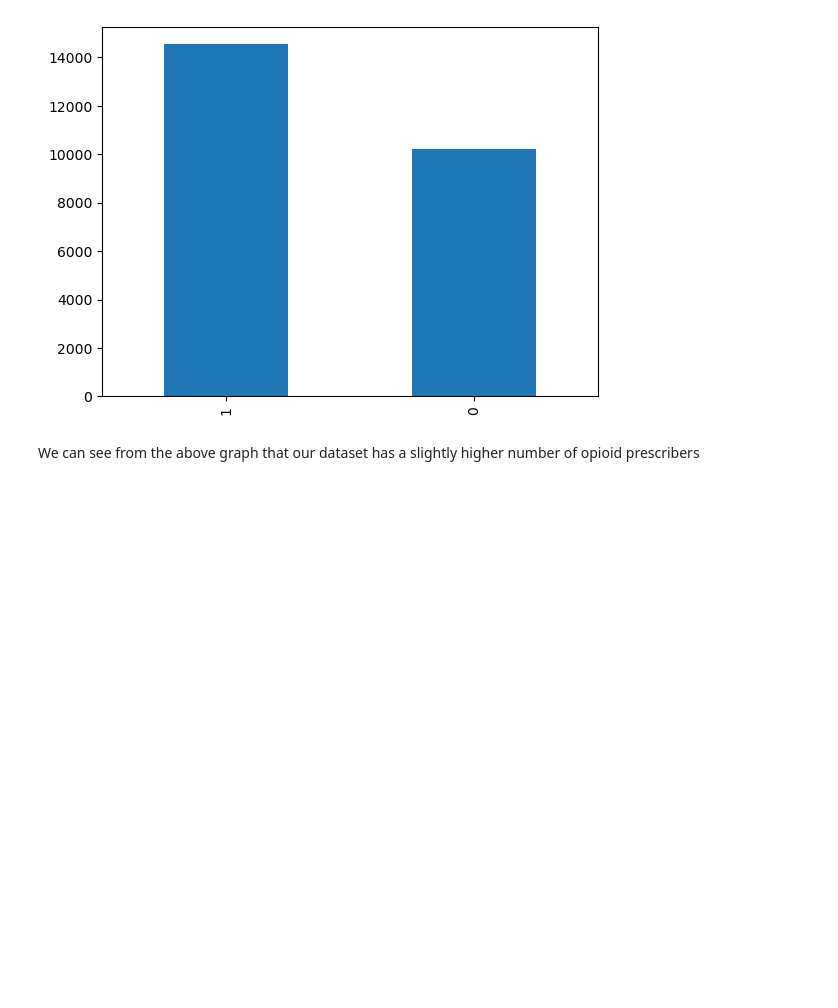
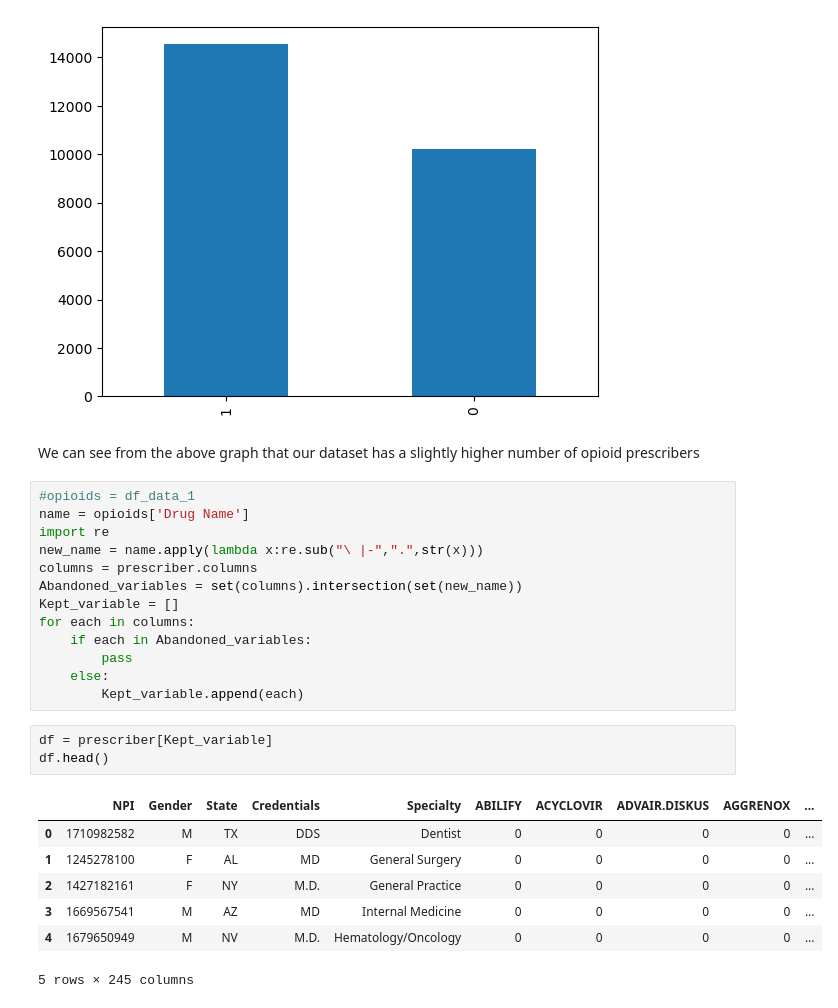
Before and after one commit to MLOpioidProjectCode/project_code, a Jupyter notebook: Opioid-Prediction-Model.ipynb, the cells around one changed output. Cells and saved outputs as stored; diff of their text form; blank space fills up the shorter version.

```diff
--- a/Opioid-Prediction-Model.ipynb
+++ b/Opioid-Prediction-Model.ipynb
@@ -242,3 +246,27 @@ plt.show()
 [figure]
 # %% [markdown]
 <h>We can see from the above graph that our dataset has a slightly higher number of opioid prescribers</h>
+# %%
+#opioids = df_data_1
+name = opioids['Drug Name']
+import re
+new_name = name.apply(lambda x:re.sub("\ |-",".",str(x)))
+columns = prescriber.columns
+Abandoned_variables = set(columns).intersection(set(new_name))
+Kept_variable = []
+for each in columns:
+    if each in Abandoned_variables:
+        pass
+    else:
+        Kept_variable.append(each)
+# %%
+df = prescriber[Kept_variable]
+df.head()
+# %% [output]
+|  | NPI | Gender | State | Credentials | Specialty | ABILIFY | ACYCLOVIR | ADVAIR.DISKUS | AGGRENOX | ... |
+| 0 | 1710982582 | M | TX | DDS | Dentist | 0 | 0 | 0 | 0 | ... |
+| 1 | 1245278100 | F | AL | MD | General Surgery | 0 | 0 | 0 | 0 | ... |
+| 2 | 1427182161 | F | NY | M.D. | General Practice | 0 | 0 | 0 | 0 | ... |
+| 3 | 1669567541 | M | AZ | MD | Internal Medicine | 0 | 0 | 0 | 0 | ... |
+| 4 | 1679650949 | M | NV | M.D. | Hematology/Oncology | 0 | 0 | 0 | 0 | ... |
+5 rows × 245 columns
```
Also changed, not shown: parts of 7 cells of this notebook.
